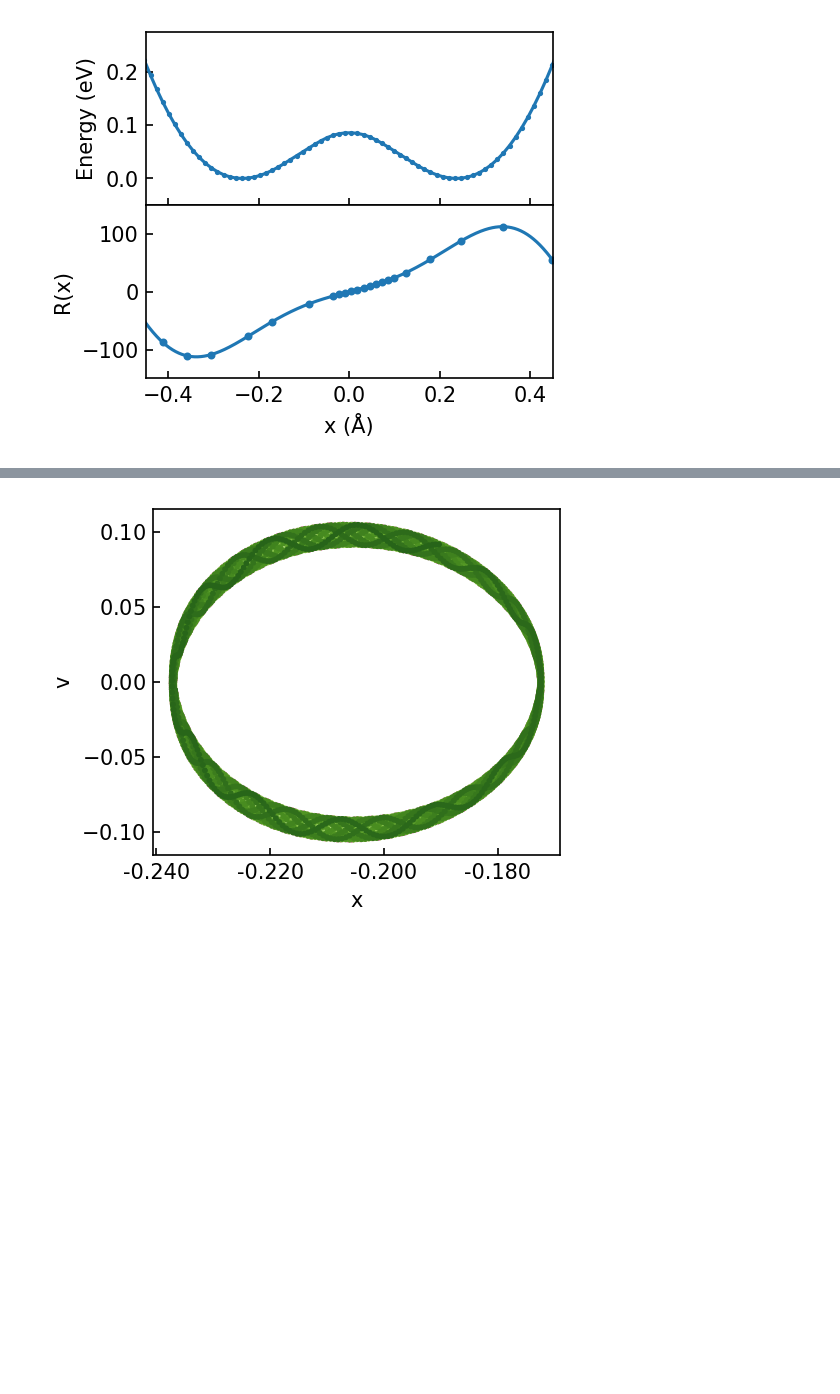
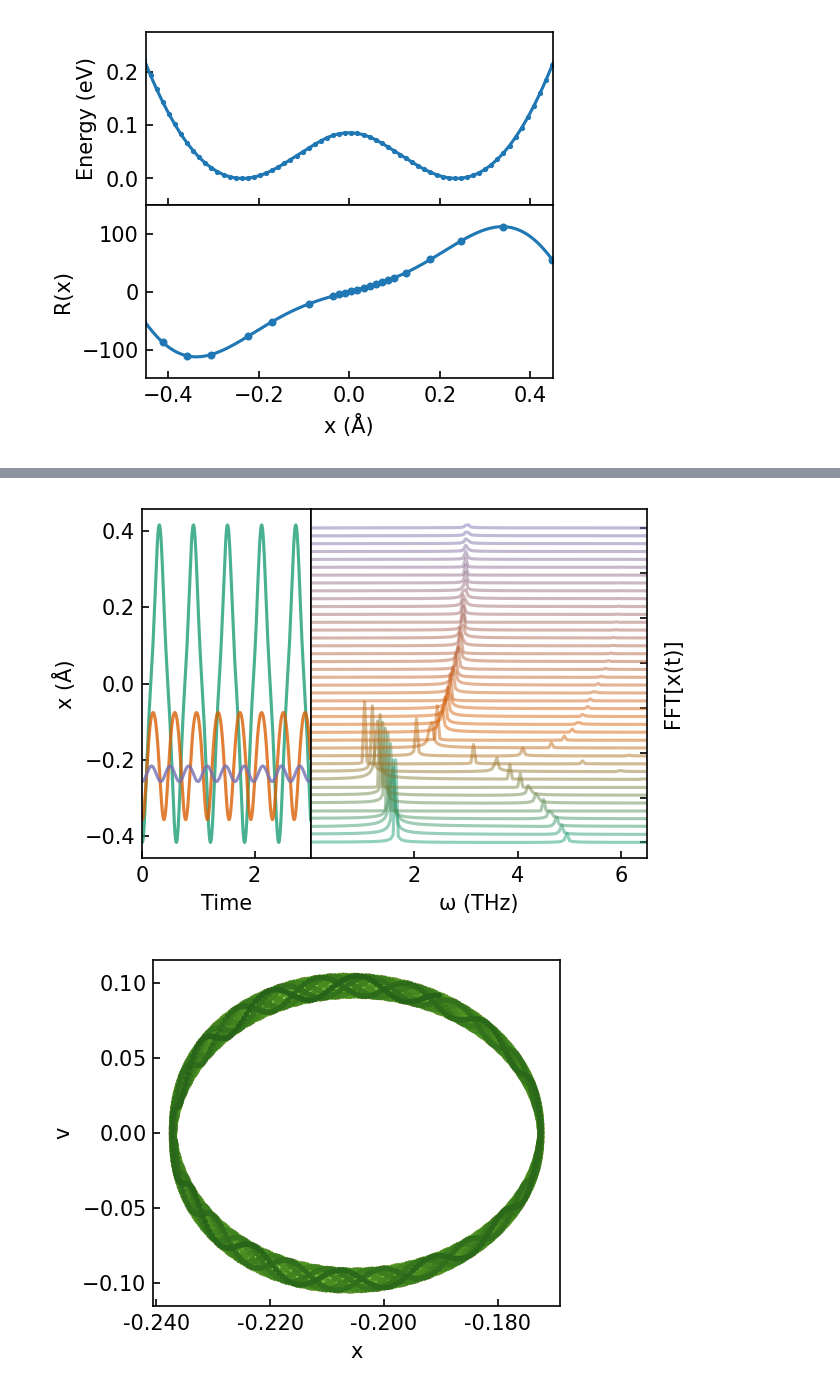
Before and after one commit to Sraddha-Agrawal/L2S, a Jupyter notebook: Final_figs_plots/Final_figs/Fig1/Fig1_plots.ipynb, the cells around one changed output, grey strips where cells are left out. Saved outputs shown, nothing was run; the diff lists cells and outputs as text; code cells hidden in the pictures; blank space fills up the shorter version.

```diff
--- a/Final_figs_plots/Final_figs/Fig1/Fig1_plots.ipynb
+++ b/Final_figs_plots/Final_figs/Fig1/Fig1_plots.ipynb
@@ -98 +54,77 @@ ax2_inset.set_xlim(0.01,6.5)
+# %%
+#Figure 1b
+
+import numpy as np
+import matplotlib.pyplot as plt
+from matplotlib.colors import LinearSegmentedColormap
+
+# Conversion factors
+freq_in_thz = 6.3507799295888985  # converts ω to THz
+t_in_ps = 1 / freq_in_thz
+
+tspan = [0, 20 / t_in_ps]
+tfine = np.linspace(*tspan, 20000)
+
+# Load the data
+sol_x = np.loadtxt('Data/sol_x_1b.dat')    # shape: (N_curves, N_time_points)
+fft_x = np.loadtxt('Data/fft_x_1b.dat')    # shape: (N_curves, N_freq_points)
+freq_x = np.loadtxt('Data/freq_x_1b.dat')  # shape: (N_freq_points,)
+
+cmap = plt.get_cmap('Dark2')
+base_colors = [cmap(i) for i in range(3)]
+
+segment1_cmap = LinearSegmentedColormap.from_list('segment1', [base_colors[0], base_colors[1]], N=15)
+segment2_cmap = LinearSegmentedColormap.from_list('segment2', [base_colors[1], base_colors[2]], N=26)
+combined_colors = np.vstack((
+    segment1_cmap(np.linspace(0, 1, 15)),
+    segment2_cmap(np.linspace(0, 1, 26))
+))
+
+fig, (ax_time, ax_fft) = plt.subplots(
+    1, 2,
+    figsize=(4.5, 3),
+    facecolor='white',
+    gridspec_kw={'width_ratios': [1, 2], 'wspace': 0.0}
+)
+
+# --------------------------------------------------
+# Top panel: time‐series x(t) (height ratio = 1)
+# --------------------------------------------------
+for i in range(sol_x.shape[0]):
+    ax_time.plot(
+        tfine * t_in_ps,
+        sol_x[i],
+        color=base_colors[i],
+        alpha=0.8
+    )
+
+ax_time.set_xlim(0, 3)
+ax_time.set_ylabel("x (Å)")
+ax_time.set_xlabel("Time")
+ax_time.tick_params(direction='in')
+
+# --------------------------------------------------
+# Bottom panel: FFT ω vs amplitude (height ratio = 2)
+# --------------------------------------------------
+for i in range(fft_x.shape[0]):
+    ax_fft.plot(
+        freq_x,
+        fft_x[i] + (i * 0.035),
+        color=combined_colors[i],
+        alpha=0.48
+    )
+
+ax_fft.set_xlabel("ω (THz)")
+ax_fft.yaxis.set_label_position("right")
+ax_fft.yaxis.tick_right()
+ax_fft.set_ylabel("FFT[x(t)]")
+
+ax_fft.set_xlim(0.01, 6.5)
+ax_fft.tick_params(direction='in')
+ax_fft.set_yticklabels([])
+
+plt.tight_layout()
+plt.savefig('Fig1b_revised.pdf', bbox_inches='tight')
+# %% [output]
+[figure, added]
 # %%
```
Also changed, not shown: parts of 6 cells of this notebook.
